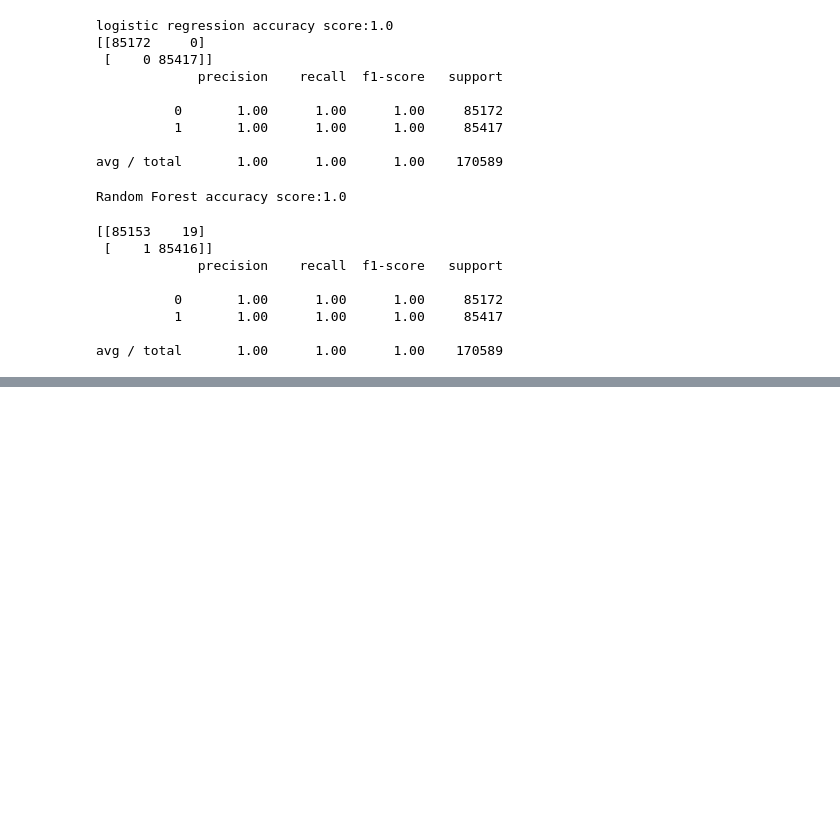
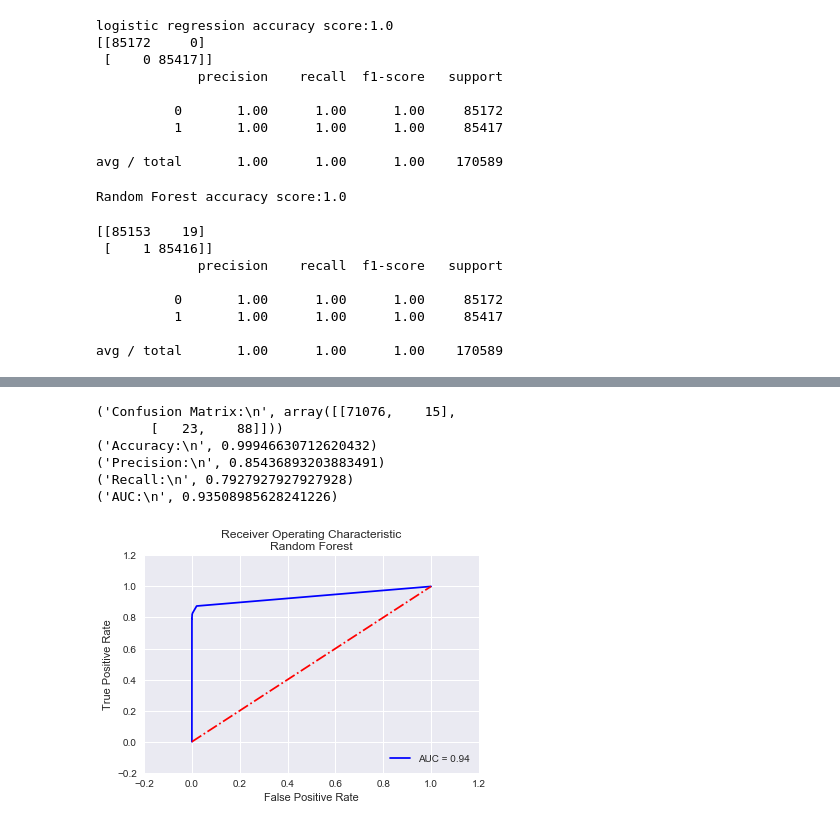
Before and after one commit to sahildhankhad/Credit-Card-Fraud-Detection, a Jupyter notebook: Credit -Card 2.ipynb, the cells around one changed output, grey strips where cells are left out. Saved outputs shown, nothing was run; the diff lists cells and outputs as text; code cells hidden in the pictures; blank space fills up the shorter version.

```diff
--- a/Credit -Card 2.ipynb
+++ b/Credit -Card 2.ipynb
@@ -174,0 +248,36 @@ py.iplot(fig,filename='scatter2010')
+# %%
+#Random Forest
+from sklearn.ensemble import RandomForestClassifier
+
+rf=RandomForestClassifier(random_state=3)
+rf.fit(X_sm,y_sm)
+y_rf=rf.predict(X_test)
+y_rf_prob=rf.predict_proba(X_test)[:,1]
+
+#Performance metrics evaluation
+print("Confusion Matrix:\n",metrics.confusion_matrix(y_test,y_rf))
+print("Accuracy:\n",metrics.accuracy_score(y_test,y_rf))
+print("Precision:\n",metrics.precision_score(y_test,y_rf))
+print("Recall:\n",metrics.recall_score(y_test,y_rf))
+print("AUC:\n",metrics.roc_auc_score(y_test,y_rf_prob))
+auc=metrics.roc_auc_score(y_test,y_rf_prob)
+
+#plotting the ROC curve
+fpr,tpr,thresholds=metrics.roc_curve(y_test,y_rf_prob)
+plt.plot(fpr,tpr,'b', label='AUC = %0.2f'% auc)
+plt.plot([0,1],[0,1],'r-.')
+plt.xlim([-0.2,1.2])
+plt.ylim([-0.2,1.2])
+plt.title('Receiver Operating Characteristic\nRandom Forest')
+plt.legend(loc='lower right')
+plt.ylabel('True Positive Rate')
+plt.xlabel('False Positive Rate')
+plt.show()
+# %% [output]
+('Confusion Matrix:\n', array([[71076,    15],
+       [   23,    88]]))
+('Accuracy:\n', 0.99946630712620432)
+('Precision:\n', 0.85436893203883491)
+('Recall:\n', 0.7927927927927928)
+('AUC:\n', 0.93508985628241226)
+[figure, added]
```
Also changed, not shown: parts of 4 cells of this notebook.
